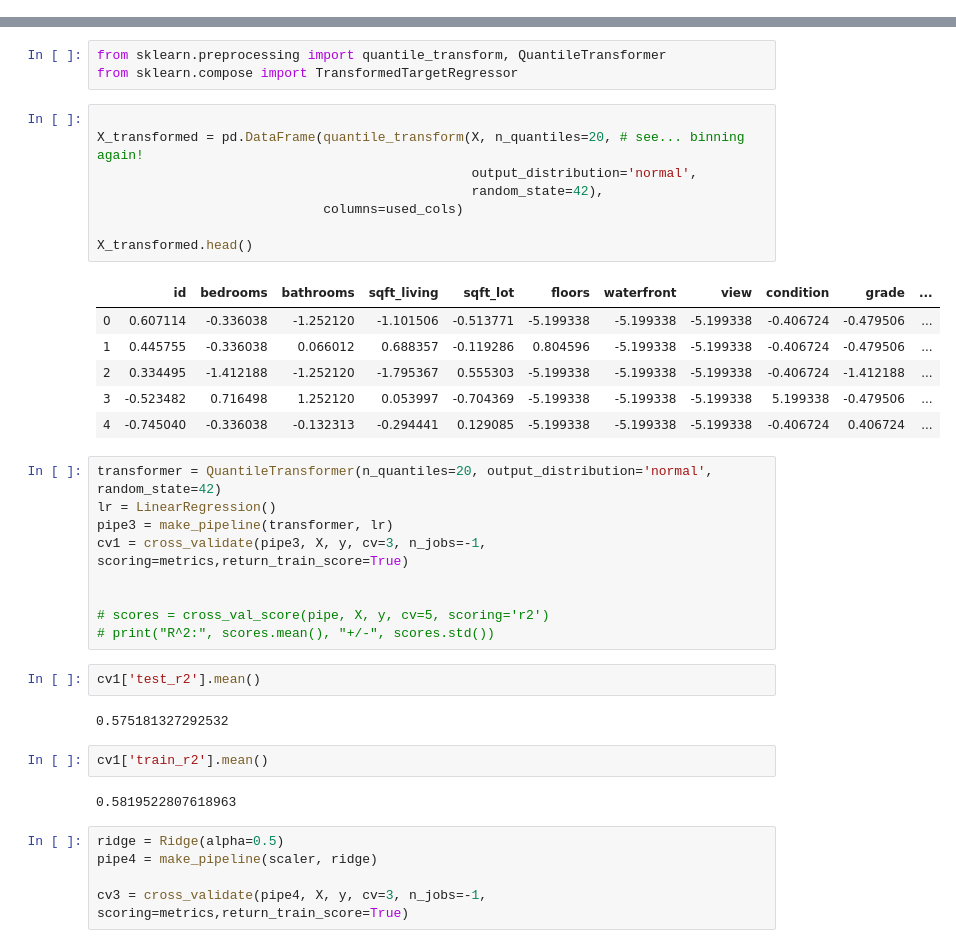
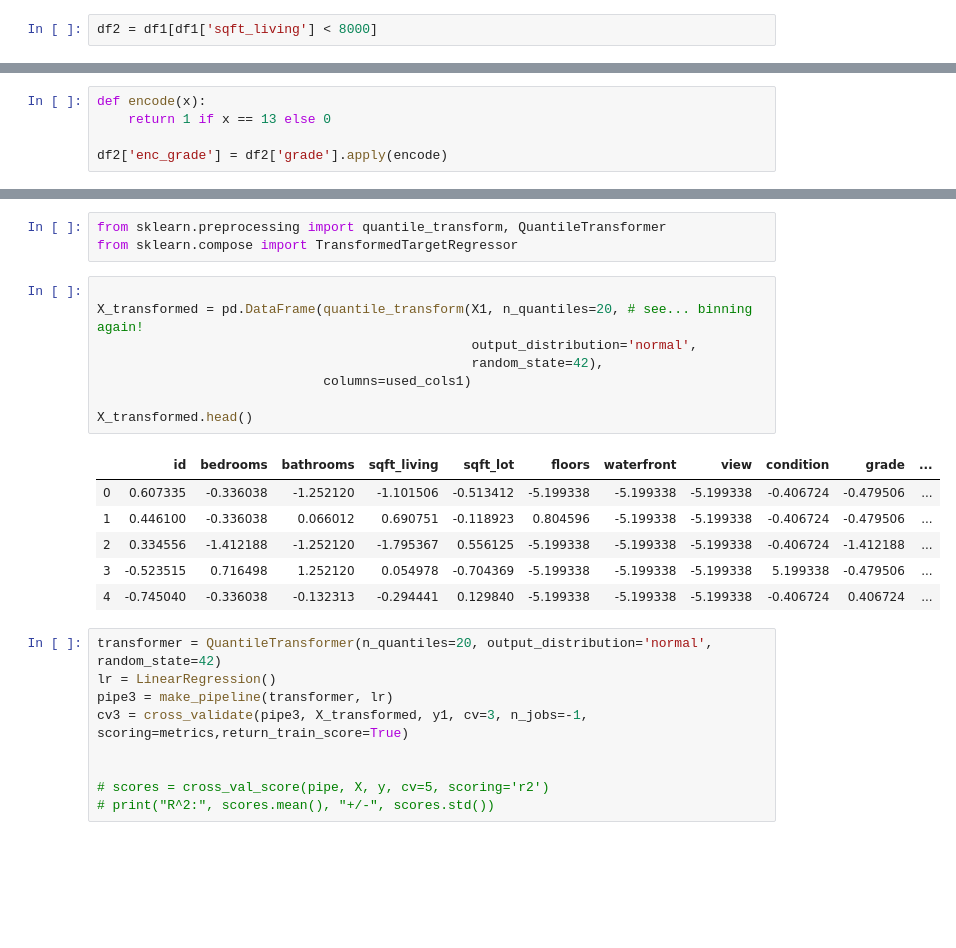
Before and after one commit to ezgigm/Project_2, a Jupyter notebook: STEP_1_Cleaning_Data.ipynb, the cells around one changed output, grey strips where cells are left out. Cells and saved outputs as stored; diff of their text form; blank space fills up the shorter version.

```diff
--- a/STEP_1_Cleaning_Data.ipynb
+++ b/STEP_1_Cleaning_Data.ipynb
@@ -190,0 +248,2 @@ df2.drop(columns=['sqft_above','sqft_basement'],inplace=True)
+# %%
+df2 = df1[df1['sqft_living'] < 8000]
@@ -191,3 +284,8 @@ df2.drop(columns=['sqft_above','sqft_basement'],inplace=True)
+# %%
+def encode(x):
+    return 1 if x == 13 else 0
+
+df2['enc_grade'] = df2['grade'].apply(encode)
 # %%
 df2
 # %% [output]
@@ -269,41 +367,28 @@ from sklearn.preprocessing import quantile_transform, QuantileTransformer
 from sklearn.compose import TransformedTargetRegressor
 # %%
 
-X_transformed = pd.DataFrame(quantile_transform(X, n_quantiles=20, # see... binning again!
+X_transformed = pd.DataFrame(quantile_transform(X1, n_quantiles=20, # see... binning again!
                                                 output_distribution='normal',
                                                 random_state=42),
-                             columns=used_cols)
+                             columns=used_cols1)
 
 X_transformed.head()
 # %% [output]
 |  | id | bedrooms | bathrooms | sqft_living | sqft_lot | floors | waterfront | view | condition | grade | ... |
-| 0 | 0.607114 | -0.336038 | -1.252120 | -1.101506 | -0.513771 | -5.199338 | -5.199338 | -5.199338 | -0.406724 | -0.479506 | ... |
-| 1 | 0.445755 | -0.336038 | 0.066012 | 0.688357 | -0.119286 | 0.804596 | -5.199338 | -5.199338 | -0.406724 | -0.479506 | ... |
-| 2 | 0.334495 | -1.412188 | -1.252120 | -1.795367 | 0.555303 | -5.199338 | -5.199338 | -5.199338 | -0.406724 | -1.412188 | ... |
-| 3 | -0.523482 | 0.716498 | 1.252120 | 0.053997 | -0.704369 | -5.199338 | -5.199338 | -5.199338 | 5.199338 | -0.479506 | ... |
-| 4 | -0.745040 | -0.336038 | -0.132313 | -0.294441 | 0.129085 | -5.199338 | -5.199338 | -5.199338 | -0.406724 | 0.406724 | ... |
+| 0 | 0.607335 | -0.336038 | -1.252120 | -1.101506 | -0.513412 | -5.199338 | -5.199338 | -5.199338 | -0.406724 | -0.479506 | ... |
+| 1 | 0.446100 | -0.336038 | 0.066012 | 0.690751 | -0.118923 | 0.804596 | -5.199338 | -5.199338 | -0.406724 | -0.479506 | ... |
+| 2 | 0.334556 | -1.412188 | -1.252120 | -1.795367 | 0.556125 | -5.199338 | -5.199338 | -5.199338 | -0.406724 | -1.412188 | ... |
+| 3 | -0.523515 | 0.716498 | 1.252120 | 0.054978 | -0.704369 | -5.199338 | -5.199338 | -5.199338 | 5.199338 | -0.479506 | ... |
+| 4 | -0.745040 | -0.336038 | -0.132313 | -0.294441 | 0.129840 | -5.199338 | -5.199338 | -5.199338 | -0.406724 | 0.406724 | ... |
 # %%
 transformer = QuantileTransformer(n_quantiles=20, output_distribution='normal', random_state=42)
 lr = LinearRegression()
 pipe3 = make_pipeline(transformer, lr)
-cv1 = cross_validate(pipe3, X, y, cv=3, n_jobs=-1, scoring=metrics,return_train_score=True)
+cv3 = cross_validate(pipe3, X_transformed, y1, cv=3, n_jobs=-1, scoring=metrics,return_train_score=True)
 
 
 # scores = cross_val_score(pipe, X, y, cv=5, scoring='r2')
 # print("R^2:", scores.mean(), "+/-", scores.std())
-# %%
-cv1['test_r2'].mean()
-# %% [output]
-0.575181327292532
-# %%
-cv1['train_r2'].mean()
-# %% [output]
-0.5819522807618963
-# %%
-ridge = Ridge(alpha=0.5)
-pipe4 = make_pipeline(scaler, ridge)
-
-cv3 = cross_validate(pipe4, X, y, cv=3, n_jobs=-1, scoring=metrics,return_train_score=True)
 # %%
 cv3['test_r2'].mean()
 # %% [output]
```
Also changed, not shown: parts of 77 cells of this notebook.
